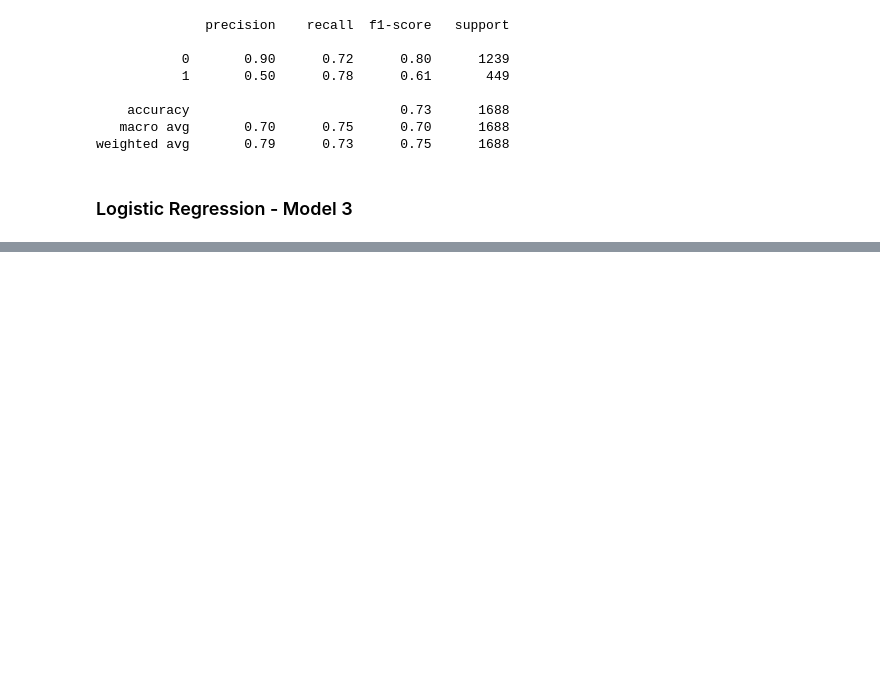
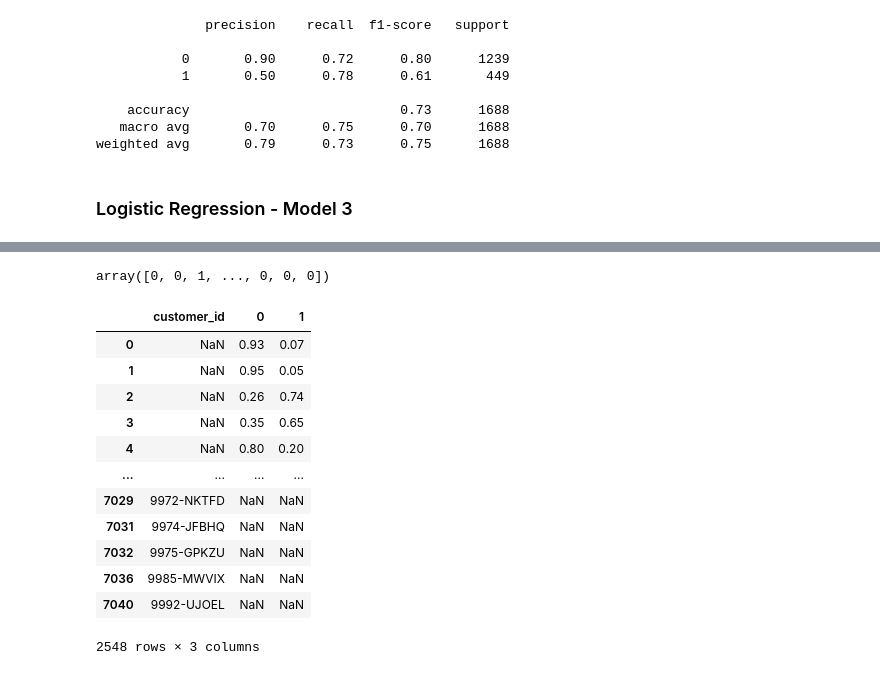
Before and after one commit to lochlynlaskowski/Telco_classification_project, a Jupyter notebook: Classification Project - in progress.ipynb, the cells around one changed output, grey strips where cells are left out. Saved outputs shown, nothing was run; the diff lists cells and outputs as text; code cells hidden in the pictures; blank space fills up the shorter version.

```diff
--- a/Classification Project - in progress.ipynb
+++ b/Classification Project - in progress.ipynb
@@ -1395,0 +1248,3 @@ ValueError: X has 9 features per sample; expecting 27
+# %%
+predictions = pd.DataFrame(np.round(logit.predict_proba(X_test),2))
+predictions.head()
@@ -1395,0 +1258,4 @@ ValueError: X has 9 features per sample; expecting 27
+# %%
+predictions['prediction'] = logit.predict(X_test)
+
+predictions.head()
@@ -1395,0 +1269,3 @@ ValueError: X has 9 features per sample; expecting 27
+# %%
+predictions['customer_id'] = test.customer_id
+predictions.head()
@@ -1395,0 +1295,3 @@ ValueError: X has 9 features per sample; expecting 27
+# %%
+predictions1 = pd.DataFrame(test.customer_id)
+predictions1.head()
@@ -1395,0 +1305,21 @@ ValueError: X has 9 features per sample; expecting 27
+# %%
+logit.predict(X_test)
+# %% [output]
+array([0, 0, 1, ..., 0, 0, 0])
+# %%
+prediction = pd.concat([predictions1, predictions], axis=1)
+prediction
+# %% [output]
+|  | customer_id | 0 | 1 |
+| 0 | NaN | 0.93 | 0.07 |
+| 1 | NaN | 0.95 | 0.05 |
+| 2 | NaN | 0.26 | 0.74 |
+| 3 | NaN | 0.35 | 0.65 |
+| 4 | NaN | 0.80 | 0.20 |
+| ... | ... | ... | ... |
+| 7029 | 9972-NKTFD | NaN | NaN |
+| 7031 | 9974-JFBHQ | NaN | NaN |
+| 7032 | 9975-GPKZU | NaN | NaN |
+| 7036 | 9985-MWVIX | NaN | NaN |
+| 7040 | 9992-UJOEL | NaN | NaN |
+2548 rows × 3 columns
```
Also changed, not shown: parts of 36 cells of this notebook, 3 other files.
